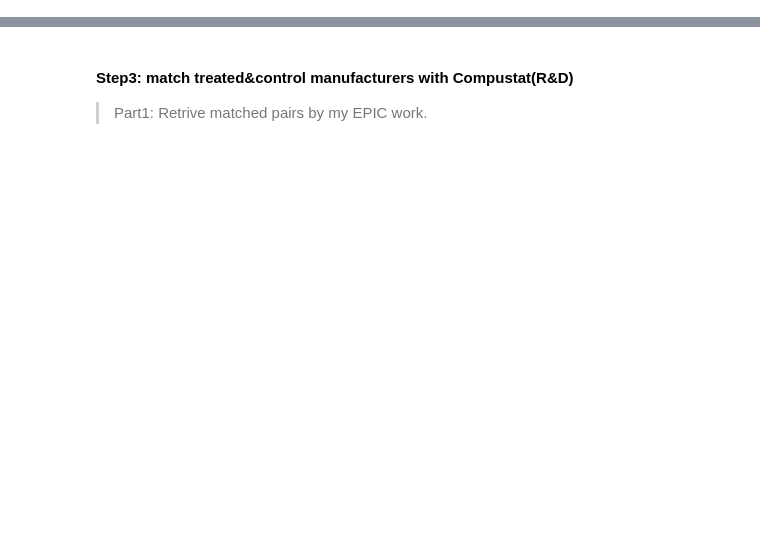
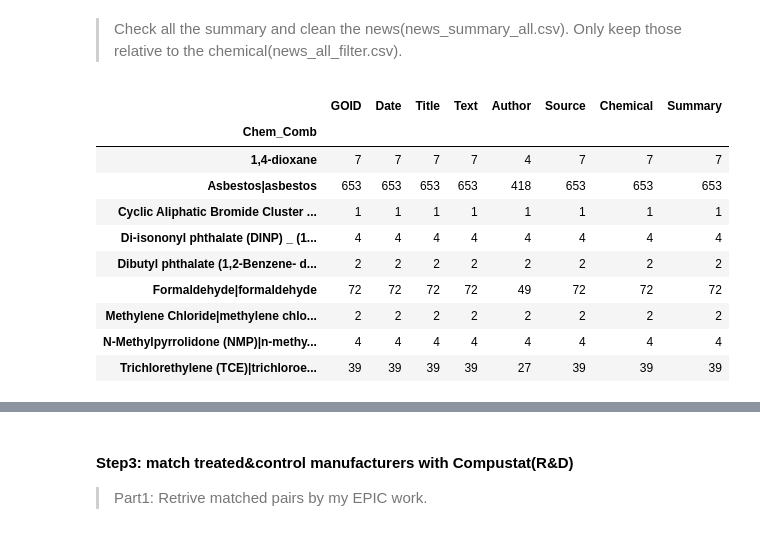
Before and after one commit to Xiaoting05/ChemNews_Project, a Jupyter notebook: Merging_TWP_NTY_For_CI.ipynb, the cells around one changed output, grey strips where cells are left out. Saved outputs shown, nothing was run; the diff lists cells and outputs as text; code cells hidden in the pictures; blank space fills up the shorter version.

```diff
--- a/Merging_TWP_NTY_For_CI.ipynb
+++ b/Merging_TWP_NTY_For_CI.ipynb
@@ -44 +29,18 @@ twp.loc[twp.GOID == 409096082] #The summary is not correct, need to check!
+# %% [markdown]
+> Check all the summary and clean the news(news_summary_all.csv). Only keep those relative to the chemical(news_all_filter.csv).
+# %%
+news_clean = pd.read_csv('/Users/sunxiaoting/Harris_Capp/MyStudy/ChemNews_Project/ChemNews_Project/news_all_filter.csv')
+news_clean.groupby(['Chem_Comb']).count()
+# %% [output]
+|  | GOID | Date | Title | Text | Author | Source | Chemical | Summary |
+| Chem_Comb |  |  |  |  |  |  |  |  |
+| 1,4-dioxane | 7 | 7 | 7 | 7 | 4 | 7 | 7 | 7 |
+| Asbestos|asbestos | 653 | 653 | 653 | 653 | 418 | 653 | 653 | 653 |
+| Cyclic Aliphatic Bromide Cluster ... | 1 | 1 | 1 | 1 | 1 | 1 | 1 | 1 |
+| Di-isononyl phthalate (DINP) _ (1... | 4 | 4 | 4 | 4 | 4 | 4 | 4 | 4 |
+| Dibutyl phthalate (1,2-Benzene- d... | 2 | 2 | 2 | 2 | 2 | 2 | 2 | 2 |
+| Formaldehyde|formaldehyde | 72 | 72 | 72 | 72 | 49 | 72 | 72 | 72 |
+| Methylene Chloride|methylene chlo... | 2 | 2 | 2 | 2 | 2 | 2 | 2 | 2 |
+| N-Methylpyrrolidone (NMP)|n-methy... | 4 | 4 | 4 | 4 | 4 | 4 | 4 | 4 |
+| Trichlorethylene (TCE)|trichloroe... | 39 | 39 | 39 | 39 | 27 | 39 | 39 | 39 |
 # %% [markdown]
```
Also changed, not shown: parts of 141 cells of this notebook.
